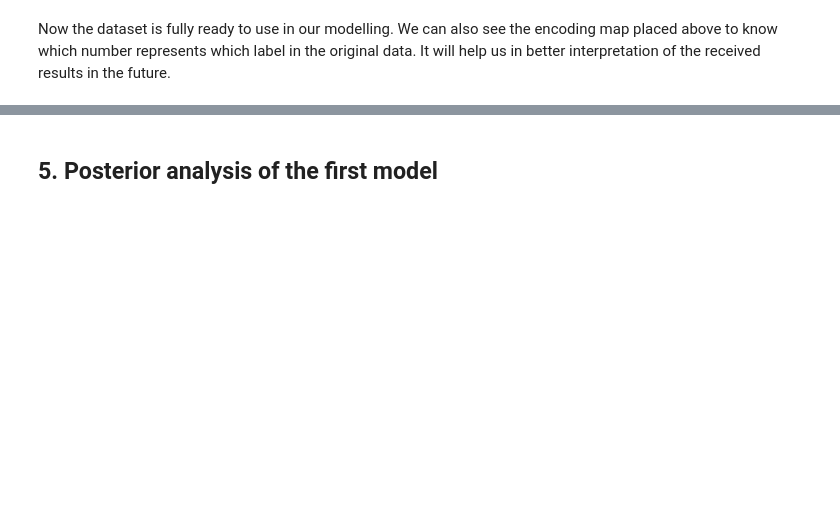
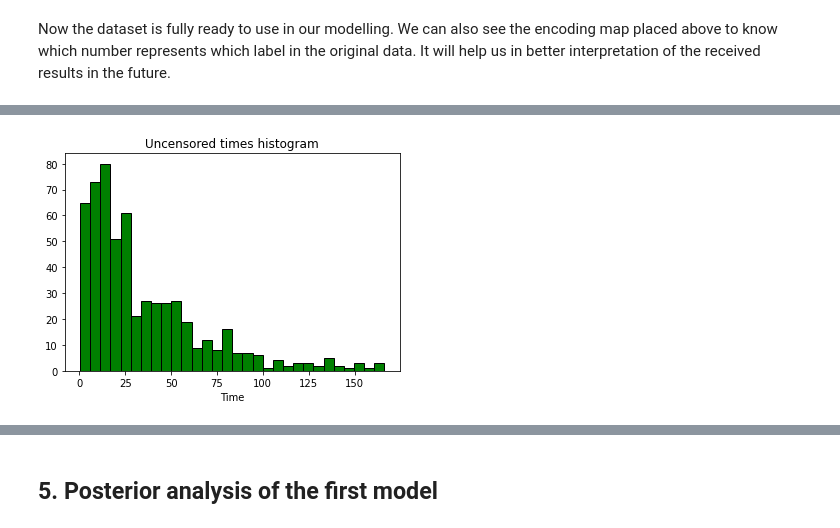
Before and after one commit to rafalmaciasz/employee-turnover, a Jupyter notebook: project.ipynb, the cells around one changed output, grey strips where cells are left out. Saved outputs shown, nothing was run; the diff lists cells and outputs as text; code cells hidden in the pictures; blank space fills up the shorter version.

```diff
--- a/project.ipynb
+++ b/project.ipynb
@@ -139,0 +338,5 @@ Now the dataset is fully ready to use in our modelling. We can also see the enco
+# %%
+target_array, censor_array = df["stag"].values, np.array(1 - df["event"].values)
+
+print(f"Target array shape: {target_array.shape}")
+print(f"Censor array shape: {censor_array.shape}")
@@ -139,0 +354,7 @@ Now the dataset is fully ready to use in our modelling. We can also see the enco
+# %%
+plt.hist(target_array[censor_array == 0], bins=30, color="green", edgecolor='black')
+plt.title('Uncensored times histogram')
+plt.xlabel('Time')
+plt.show()
+# %% [output]
+[figure, added]
```
Also changed, not shown: parts of 43 cells of this notebook, 11 other files.
